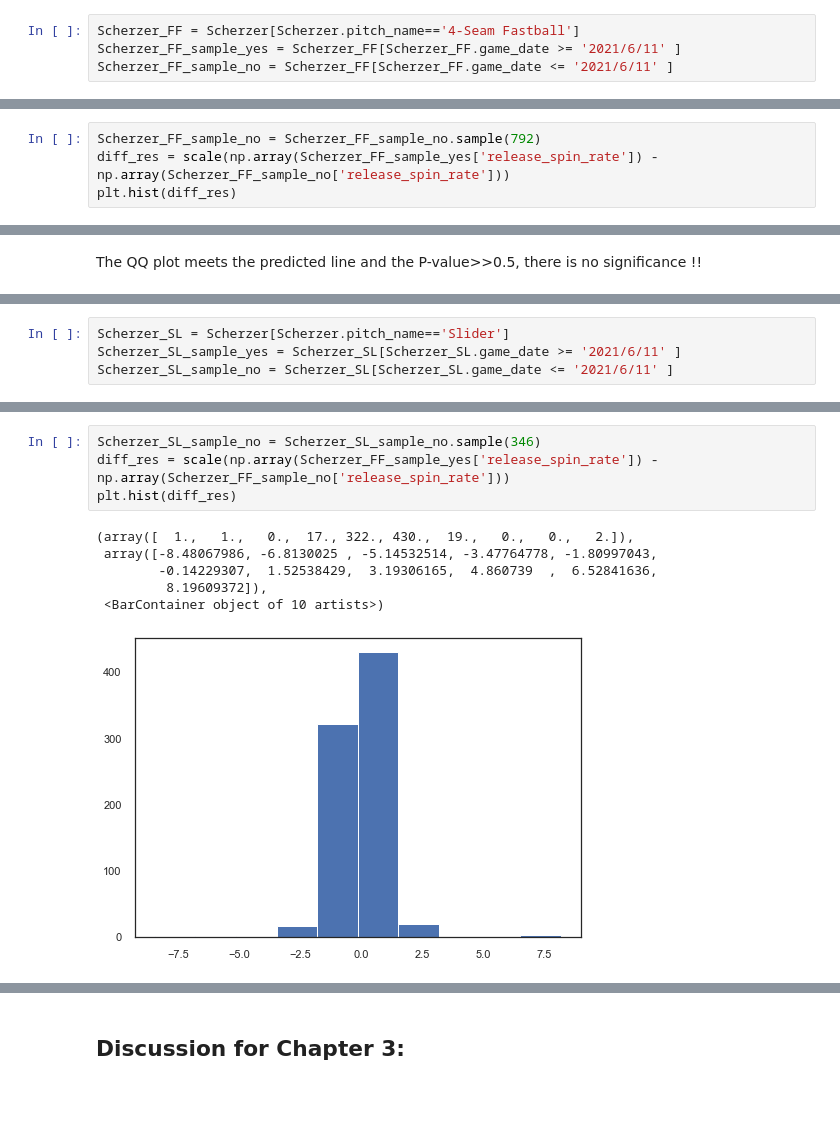
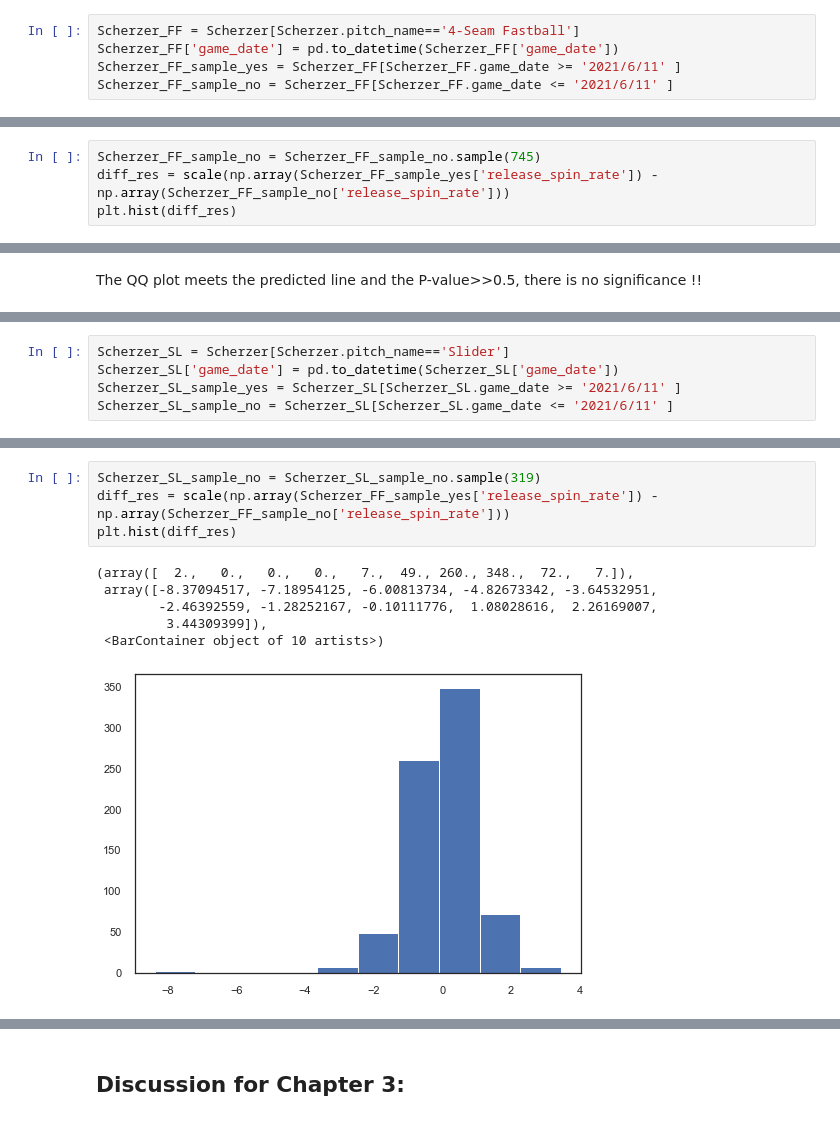
Before and after one commit to ollill0823/003.MLB-data-analysis, a Jupyter notebook: FinalProject/2022-03-12-Final-project.ipynb, the cells around one changed output, grey strips where cells are left out. Drawn from its saved outputs; the diff is of its cells as text.

```diff
--- a/FinalProject/2022-03-12-Final-project.ipynb
+++ b/FinalProject/2022-03-12-Final-project.ipynb
@@ -708,5 +734,6 @@ Scherzer_sample_no.groupby('pitch_name').describe()
 6 rows × 136 columns
 # %%
 Scherzer_FF = Scherzer[Scherzer.pitch_name=='4-Seam Fastball']
+Scherzer_FF['game_date'] = pd.to_datetime(Scherzer_FF['game_date'])
 Scherzer_FF_sample_yes = Scherzer_FF[Scherzer_FF.game_date >= '2021/6/11' ]
 Scherzer_FF_sample_no = Scherzer_FF[Scherzer_FF.game_date <= '2021/6/11' ]
@@ -779,5 +812,5 @@ memory usage: 917.6+ KB
 # %%
-Scherzer_FF_sample_no = Scherzer_FF_sample_no.sample(792)
+Scherzer_FF_sample_no = Scherzer_FF_sample_no.sample(745)
 diff_res = scale(np.array(Scherzer_FF_sample_yes['release_spin_rate']) - np.array(Scherzer_FF_sample_no['release_spin_rate']))
 plt.hist(diff_res)
 # %% [output]
@@ -800,4 +833,5 @@ LeveneResult(statistic=0.7765674685249736, pvalue=0.3783268506706525)
 # %%
 Scherzer_SL = Scherzer[Scherzer.pitch_name=='Slider']
+Scherzer_SL['game_date'] = pd.to_datetime(Scherzer_SL['game_date'])
 Scherzer_SL_sample_yes = Scherzer_SL[Scherzer_SL.game_date >= '2021/6/11' ]
 Scherzer_SL_sample_no = Scherzer_SL[Scherzer_SL.game_date <= '2021/6/11' ]
@@ -846,14 +886,14 @@ memory usage: 343.7+ KB
 # %%
-Scherzer_SL_sample_no = Scherzer_SL_sample_no.sample(346)
+Scherzer_SL_sample_no = Scherzer_SL_sample_no.sample(319)
 diff_res = scale(np.array(Scherzer_FF_sample_yes['release_spin_rate']) - np.array(Scherzer_FF_sample_no['release_spin_rate']))
 plt.hist(diff_res)
 # %% [output]
-(array([  1.,   1.,   0.,  17., 322., 430.,  19.,   0.,   0.,   2.]),
- array([-8.48067986, -6.8130025 , -5.14532514, -3.47764778, -1.80997043,
-        -0.14229307,  1.52538429,  3.19306165,  4.860739  ,  6.52841636,
-         8.19609372]),
+(array([  2.,   0.,   0.,   0.,   7.,  49., 260., 348.,  72.,   7.]),
+ array([-8.37094517, -7.18954125, -6.00813734, -4.82673342, -3.64532951,
+        -2.46392559, -1.28252167, -0.10111776,  1.08028616,  2.26169007,
+         3.44309399]),
  <BarContainer object of 10 artists>)
-[figure, old version]
+[figure, new version]
 # %%
 stats.probplot(diff_res, plot=plt, dist='norm');
 # %% [output]
```
Also changed, not shown: parts of 49 cells of this notebook.
